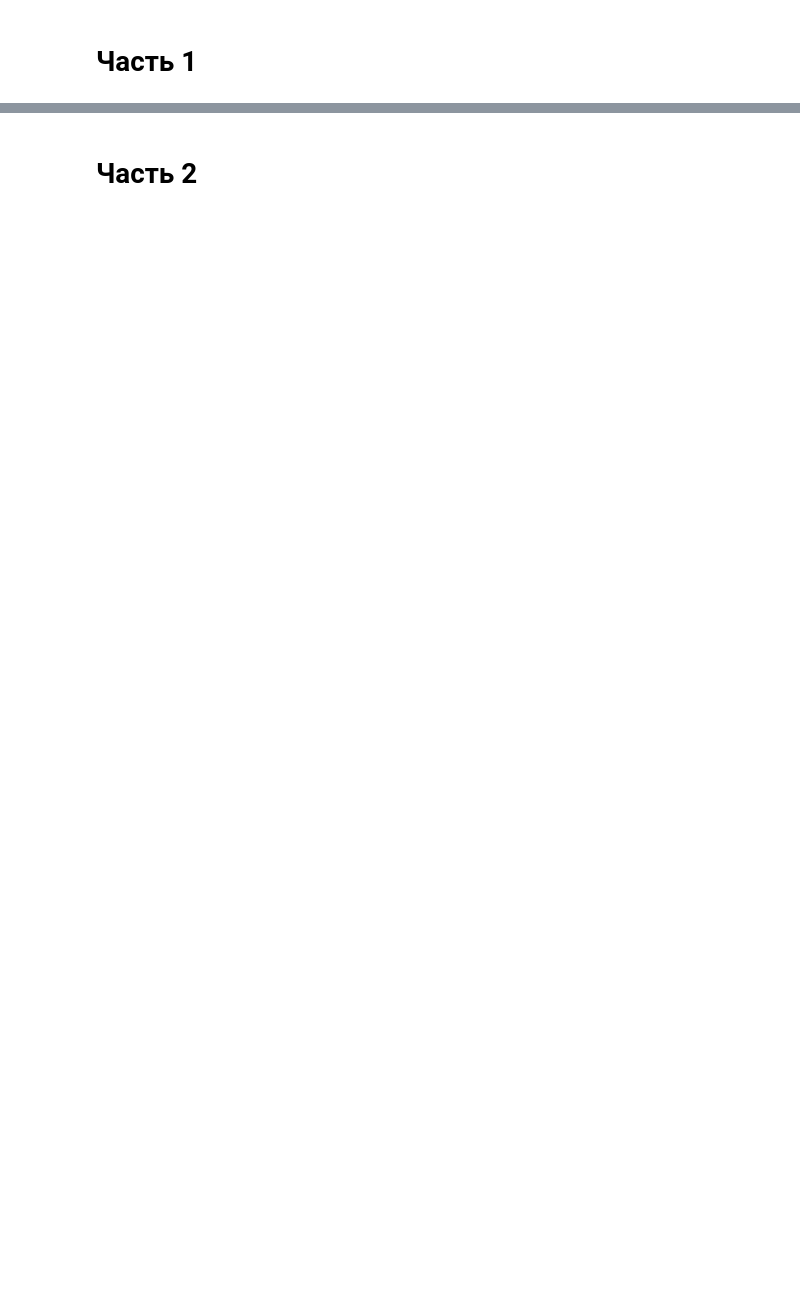
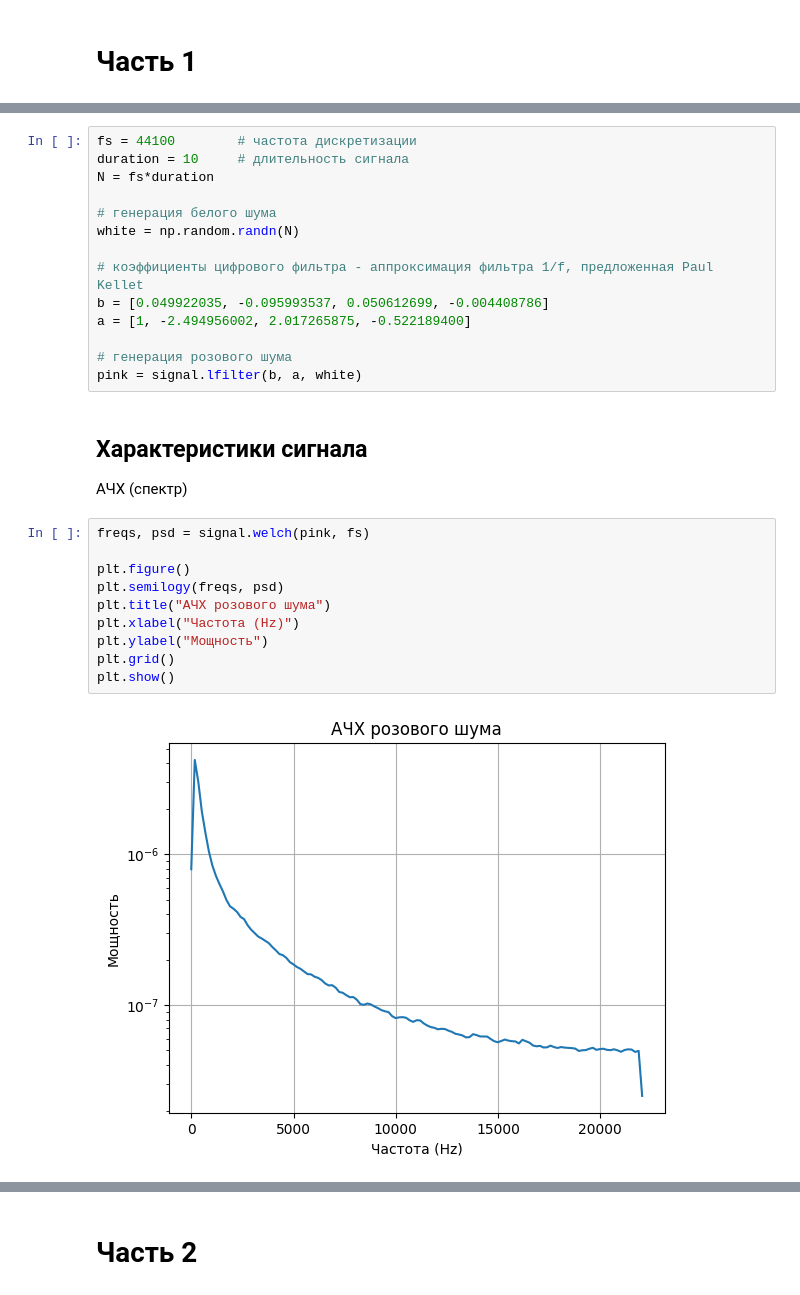
Before and after one commit to 0blto/speech-and-audio-processing-course, a Jupyter notebook: lab1.ipynb, the cells around one changed output, grey strips where cells are left out. Saved outputs shown, nothing was run; the diff lists cells and outputs as text; blank space fills up the shorter version.

```diff
--- a/lab1.ipynb
+++ b/lab1.ipynb
@@ -21,0 +36,30 @@
+# %%
+fs = 44100        # частота дискретизации
+duration = 10     # длительность сигнала
+N = fs*duration
+
+# генерация белого шума
+white = np.random.randn(N)
+
+# коэффициенты цифрового фильтра - аппроксимация фильтра 1/f, предложенная Paul Kellet
+b = [0.049922035, -0.095993537, 0.050612699, -0.004408786]
+a = [1, -2.494956002, 2.017265875, -0.522189400]
+
+# генерация розового шума
+pink = signal.lfilter(b, a, white)
+# %% [markdown]
+## Характеристики сигнала
+
+АЧХ (спектр)
+# %%
+freqs, psd = signal.welch(pink, fs)
+
+plt.figure()
+plt.semilogy(freqs, psd)
+plt.title("АЧХ розового шума")
+plt.xlabel("Частота (Hz)")
+plt.ylabel("Мощность")
+plt.grid()
+plt.show()
+# %% [output]
+[figure, added]
```
Also changed, not shown: parts of 12 cells of this notebook, 1 other file.
